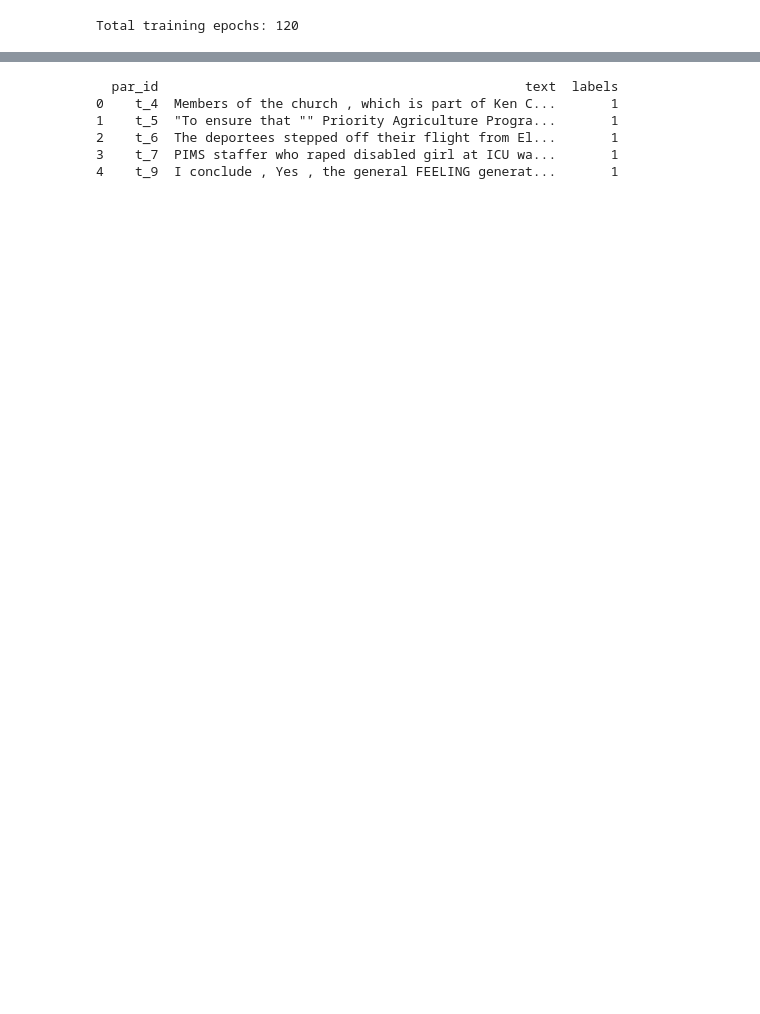
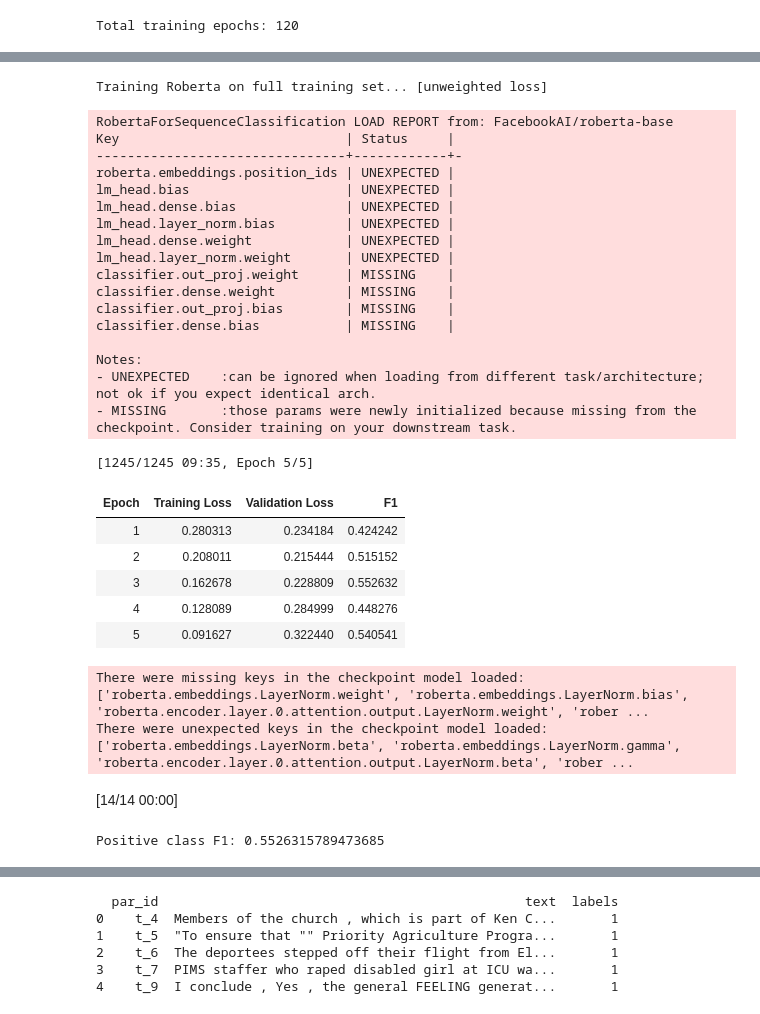
Before and after one commit to matthewalex4/nlp-cw, a Jupyter notebook: main.ipynb, the cells around one changed output, grey strips where cells are left out. Saved outputs shown, nothing was run; the diff lists cells and outputs as text; code cells hidden in the pictures; blank space fills up the shorter version.

```diff
--- a/main.ipynb
+++ b/main.ipynb
@@ -470,3 +567,35 @@ There were unexpected keys in the checkpoint model loaded: ['deberta.embeddings.
+# %%
+unbalanced_model = train_unbalanced(tuning_res)
+# %% [output]
+Training Roberta on full training set... [unweighted loss]
+RobertaForSequenceClassification LOAD REPORT from: FacebookAI/roberta-base
+Key                             | Status     |
+--------------------------------+------------+-
+roberta.embeddings.position_ids | UNEXPECTED |
+lm_head.bias                    | UNEXPECTED |
+lm_head.dense.bias              | UNEXPECTED |
+lm_head.layer_norm.bias         | UNEXPECTED |
+lm_head.dense.weight            | UNEXPECTED |
+lm_head.layer_norm.weight       | UNEXPECTED |
+classifier.out_proj.weight      | MISSING    |
+classifier.dense.weight         | MISSING    |
+classifier.out_proj.bias        | MISSING    |
+classifier.dense.bias           | MISSING    |
+
+Notes:
+- UNEXPECTED    :can be ignored when loading from different task/architecture; not ok if you expect identical arch.
+- MISSING       :those params were newly initialized because missing from the checkpoint. Consider training on your downstream task.
+[1245/1245 09:35, Epoch 5/5]
+| Epoch | Training Loss | Validation Loss | F1 |
+| 1 | 0.280313 | 0.234184 | 0.424242 |
+| 2 | 0.208011 | 0.215444 | 0.515152 |
+| 3 | 0.162678 | 0.228809 | 0.552632 |
+| 4 | 0.128089 | 0.284999 | 0.448276 |
+| 5 | 0.091627 | 0.322440 | 0.540541 |
+There were missing keys in the checkpoint model loaded: ['roberta.embeddings.LayerNorm.weight', 'roberta.embeddings.LayerNorm.bias', 'roberta.encoder.layer.0.attention.output.LayerNorm.weight', 'rober ...
+There were unexpected keys in the checkpoint model loaded: ['roberta.embeddings.LayerNorm.beta', 'roberta.embeddings.LayerNorm.gamma', 'roberta.encoder.layer.0.attention.output.LayerNorm.beta', 'rober ...
+[14/14 00:00]
+Positive class F1: 0.5526315789473685
 # %%
 from torch.utils.data import DataLoader
 
```
Also changed, not shown: parts of 22 cells of this notebook, 3 other files.
